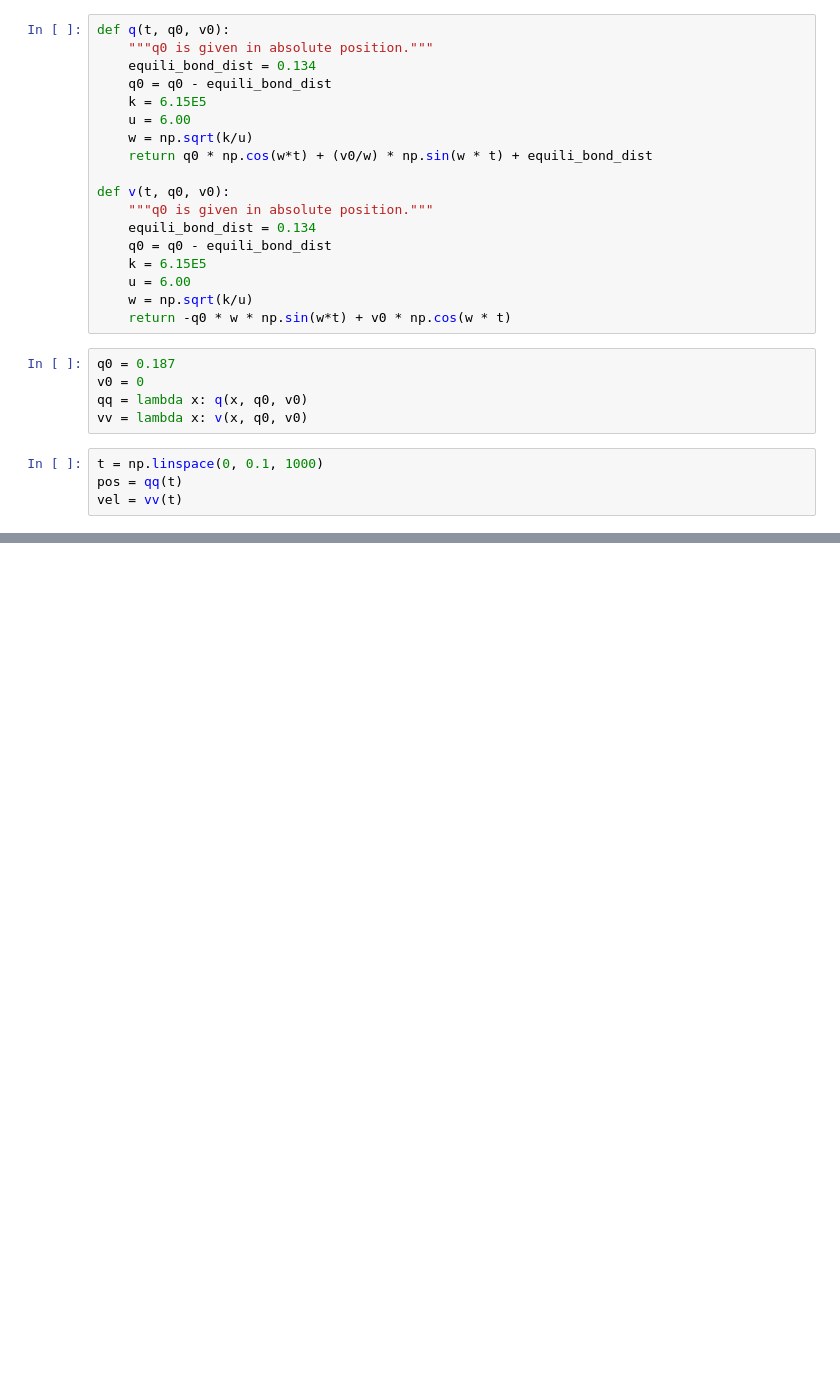
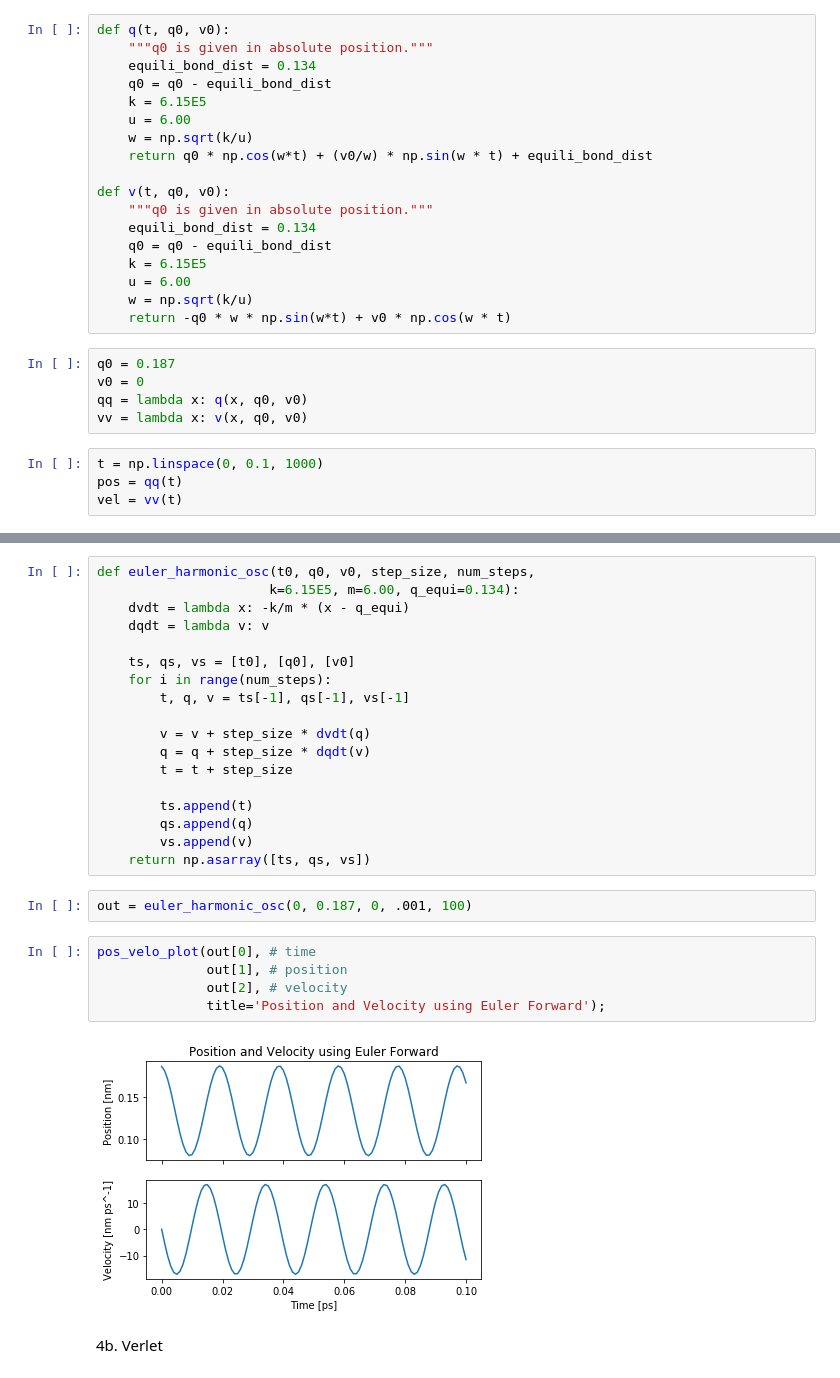
Before and after one commit to laifi/molecular-dynamics, a Jupyter notebook: e03/e03.ipynb, the cells around one changed output, grey strips where cells are left out. Saved outputs shown, nothing was run; the diff lists cells and outputs as text; blank space fills up the shorter version.

```diff
--- a/e03/e03.ipynb
+++ b/e03/e03.ipynb
@@ -218,0 +256,29 @@ However, to answer the question... The point is we must choose a timestep which
+# %%
+def euler_harmonic_osc(t0, q0, v0, step_size, num_steps,
+                      k=6.15E5, m=6.00, q_equi=0.134):
+    dvdt = lambda x: -k/m * (x - q_equi)
+    dqdt = lambda v: v
+
+    ts, qs, vs = [t0], [q0], [v0]
+    for i in range(num_steps):
+        t, q, v = ts[-1], qs[-1], vs[-1]
+
+        v = v + step_size * dvdt(q)
+        q = q + step_size * dqdt(v)
+        t = t + step_size
+
+        ts.append(t)
+        qs.append(q)
+        vs.append(v)
+    return np.asarray([ts, qs, vs])
+# %%
+out = euler_harmonic_osc(0, 0.187, 0, .001, 100)
+# %%
+pos_velo_plot(out[0], # time
+              out[1], # position
+              out[2], # velocity
+              title='Position and Velocity using Euler Forward');
+# %% [output]
+[figure, added]
+# %% [markdown]
+4b. Verlet
```
Also changed, not shown: parts of 20 cells of this notebook.
